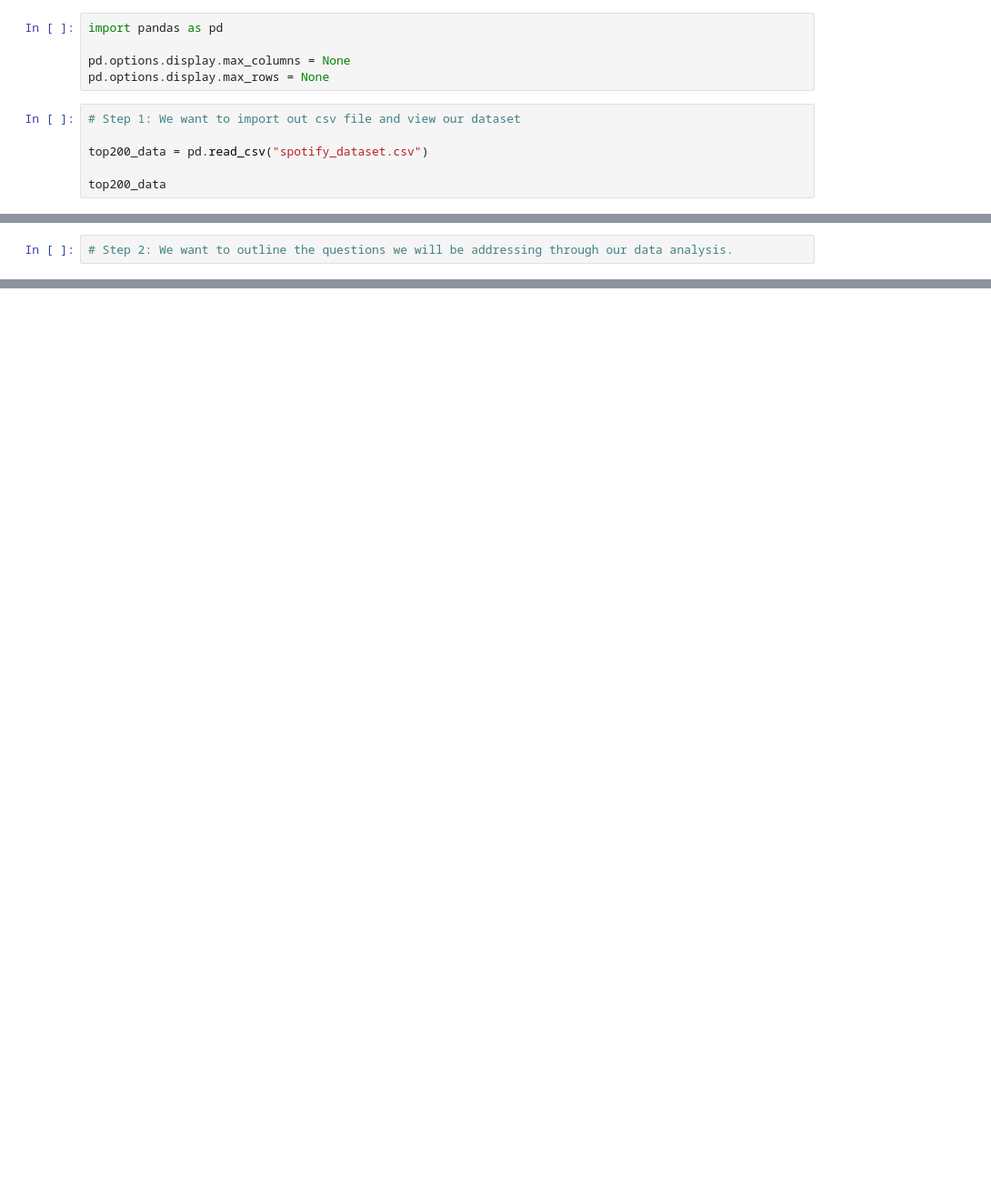
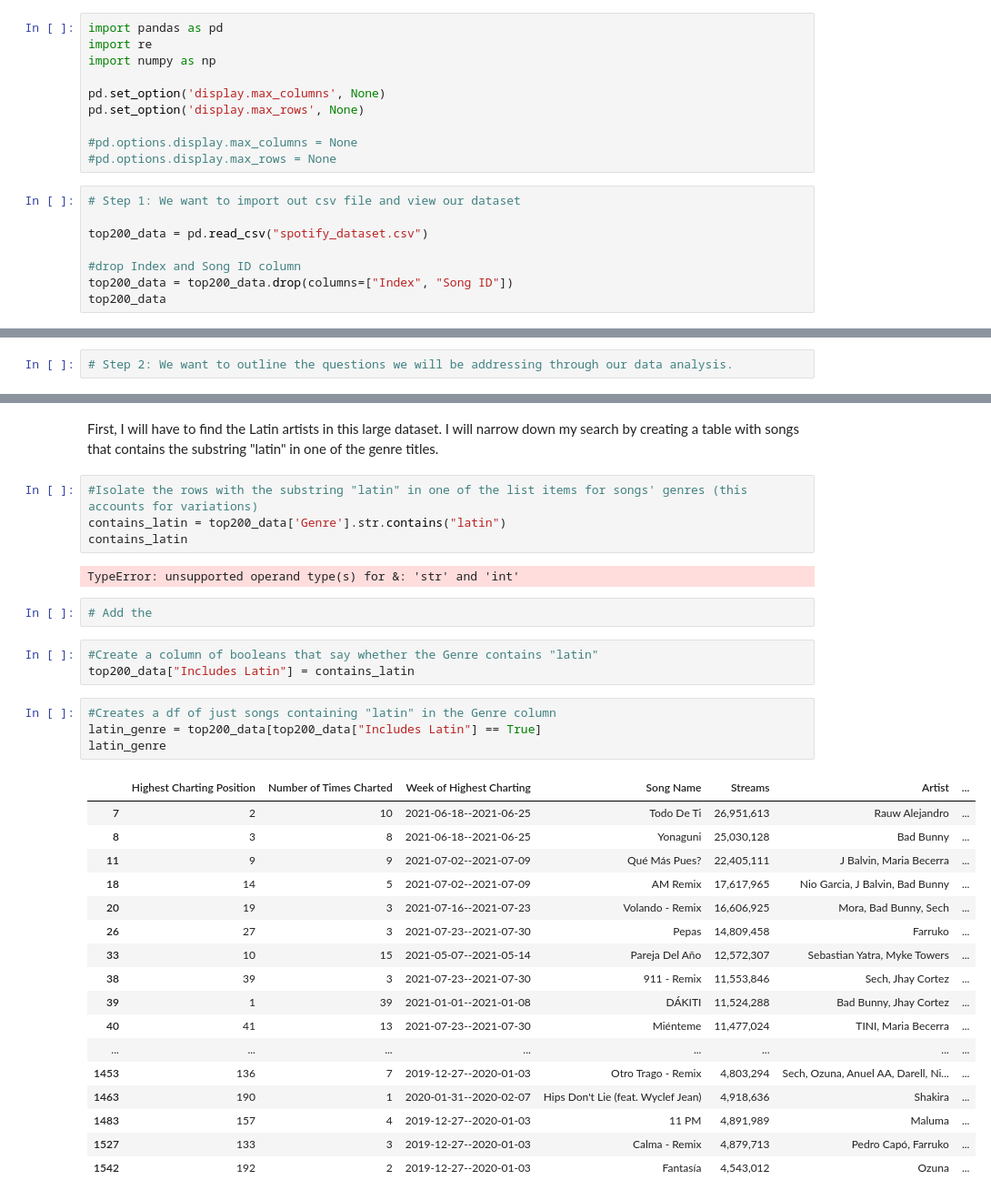
Before and after one commit to liztoledo/HtH-2022, a Jupyter notebook: Data-Analysis/Spotify_Top_Charts_Analysis.ipynb, the cells around one changed output, grey strips where cells are left out. Shown at 91% size. Saved outputs shown, nothing was run; the diff lists cells and outputs as text; blank space fills up the shorter version.

```diff
--- a/Data-Analysis/Spotify_Top_Charts_Analysis.ipynb
+++ b/Data-Analysis/Spotify_Top_Charts_Analysis.ipynb
@@ -1,12 +1,19 @@
 # %%
 import pandas as pd
+import re
+import numpy as np
 
-pd.options.display.max_columns = None
-pd.options.display.max_rows = None
+pd.set_option('display.max_columns', None)
+pd.set_option('display.max_rows', None)
+
+#pd.options.display.max_columns = None
+#pd.options.display.max_rows = None
 # %%
 # Step 1: We want to import out csv file and view our dataset
 
 top200_data = pd.read_csv("spotify_dataset.csv")
 
+#drop Index and Song ID column
+top200_data = top200_data.drop(columns=["Index", "Song ID"])
 top200_data
 # %% [output]
@@ -46,0 +56,35 @@ Number of times charted
+# %% [markdown]
+First, I will have to find the Latin artists in this large dataset. I will narrow down my search by creating a table with songs that contains the substring "latin" in one of the genre titles.
+# %%
+#Isolate the rows with the substring "latin" in one of the list items for songs' genres (this accounts for variations)
+contains_latin = top200_data['Genre'].str.contains("latin")
+contains_latin
+# %% [output]
+TypeError: unsupported operand type(s) for &: 'str' and 'int'
+# %%
+# Add the
+# %%
+#Create a column of booleans that say whether the Genre contains "latin"
+top200_data["Includes Latin"] = contains_latin
+# %%
+#Creates a df of just songs containing "latin" in the Genre column
+latin_genre = top200_data[top200_data["Includes Latin"] == True]
+latin_genre
+# %% [output]
+|  | Highest Charting Position | Number of Times Charted | Week of Highest Charting | Song Name | Streams | Artist | ... |
+| 7 | 2 | 10 | 2021-06-18--2021-06-25 | Todo De Ti | 26,951,613 | Rauw Alejandro | ... |
+| 8 | 3 | 8 | 2021-06-18--2021-06-25 | Yonaguni | 25,030,128 | Bad Bunny | ... |
+| 11 | 9 | 9 | 2021-07-02--2021-07-09 | Qué Más Pues? | 22,405,111 | J Balvin, Maria Becerra | ... |
+| 18 | 14 | 5 | 2021-07-02--2021-07-09 | AM Remix | 17,617,965 | Nio Garcia, J Balvin, Bad Bunny | ... |
+| 20 | 19 | 3 | 2021-07-16--2021-07-23 | Volando - Remix | 16,606,925 | Mora, Bad Bunny, Sech | ... |
+| 26 | 27 | 3 | 2021-07-23--2021-07-30 | Pepas | 14,809,458 | Farruko | ... |
+| 33 | 10 | 15 | 2021-05-07--2021-05-14 | Pareja Del Año | 12,572,307 | Sebastian Yatra, Myke Towers | ... |
+| 38 | 39 | 3 | 2021-07-23--2021-07-30 | 911 - Remix | 11,553,846 | Sech, Jhay Cortez | ... |
+| 39 | 1 | 39 | 2021-01-01--2021-01-08 | DÁKITI | 11,524,288 | Bad Bunny, Jhay Cortez | ... |
+| 40 | 41 | 13 | 2021-07-23--2021-07-30 | Miénteme | 11,477,024 | TINI, Maria Becerra | ... |
+| ... | ... | ... | ... | ... | ... | ... | ... |
+| 1453 | 136 | 7 | 2019-12-27--2020-01-03 | Otro Trago - Remix | 4,803,294 | Sech, Ozuna, Anuel AA, Darell, Ni... | ... |
+| 1463 | 190 | 1 | 2020-01-31--2020-02-07 | Hips Don't Lie (feat. Wyclef Jean) | 4,918,636 | Shakira | ... |
+| 1483 | 157 | 4 | 2019-12-27--2020-01-03 | 11 PM | 4,891,989 | Maluma | ... |
+| 1527 | 133 | 3 | 2019-12-27--2020-01-03 | Calma - Remix | 4,879,713 | Pedro Capó, Farruko | ... |
+| 1542 | 192 | 2 | 2019-12-27--2020-01-03 | Fantasía | 4,543,012 | Ozuna | ... |
```
Also changed, not shown: parts of 7 cells of this notebook.
